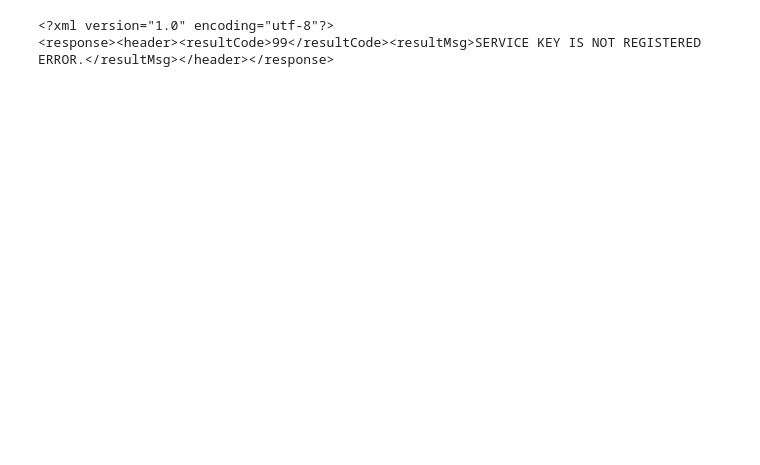
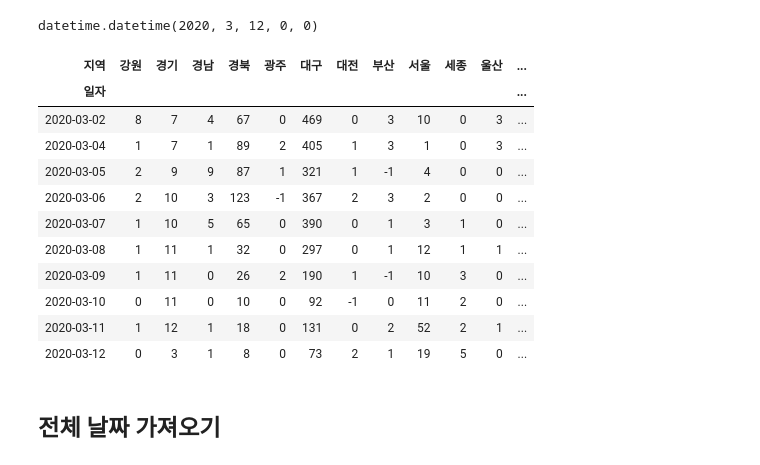
Before and after one commit to beegramin9/Python-DataScience-Hoseo-ProjectData, a Jupyter notebook: Ch5_코로나(openAPI)/1_오픈api.ipynb, the cells around one changed output. Cells and saved outputs as stored; diff of their text form; code cells hidden in the pictures; blank space fills up the shorter version.

```diff
--- a/Ch5_코로나(openAPI)/1_오픈api.ipynb
+++ b/Ch5_코로나(openAPI)/1_오픈api.ipynb
@@ -22,0 +65,7 @@ result.text
+# %%
+# 일일 확진자 발생 수
+posi_list_tmp = soup.select('incDec')
+posi_list = []
+for posi in posi_list_tmp:
+    posi_list.append(int(posi.text))
+posi_list
@@ -22,0 +176,6 @@ result.text
+# %%
+# 현재 날짜로부터 9일 뒤, 즉 10일 째 되는 날
+march_11rd = march_2nd + timedelta(days=9)
+march_11rd
+# %% [output]
+datetime.datetime(2020, 3, 12, 0, 0)
@@ -23,6 +185,51 @@ result.text
+# %%
+tmp_url_10 = f"{corona_url}?serviceKey={govapi_key}&pageNo=1&numOfRows=1&startCreateDt={txt_march_2nd}&endCreateDt={txt_march_11rd}"
 # %%
+result = requests.get(tmp_url_10)
 soup = BeautifulSoup(result.text, 'xml')
-soup
-# %% [output]
-<?xml version="1.0" encoding="utf-8"?>
-<response><header><resultCode>99</resultCode><resultMsg>SERVICE KEY IS NOT REGISTERED ERROR.</resultMsg></header></response>
+# %%
+# 날짜 리스트
+date_list_tmp = soup.select('createDt')
+date_list = []
+for date in date_list_tmp:
+    date_list.append(parse(date.text).date())
+    # date_list.append(int(date.text.split(' ')[0].replace('-','')))
+
+# 도시 리스트
+city_list_tmp = soup.select('gubun')
+city_list = []
+for city in city_list_tmp:
+    city_list.append(city.text)
+# 일일 확진자 발생 수
+posi_list_tmp = soup.select('incDec')
+posi_list = []
+for posi in posi_list_tmp:
+    posi_list.append(int(posi.text))
+# %%
+tmp_10 = pd.DataFrame({
+    '일자':date_list,
+    '지역':city_list,
+    '확진자':posi_list
+})
+tmp_10 = pd.pivot_table(data = tmp_10,
+                     index = '일자',
+                     columns = '지역',
+                     values = '확진자')
+del tmp_10['검역']
+tmp_10 = tmp_10.astype(int)
+tmp_10
+# %% [output]
+| 지역 | 강원 | 경기 | 경남 | 경북 | 광주 | 대구 | 대전 | 부산 | 서울 | 세종 | 울산 | ... |
+| 일자 |  |  |  |  |  |  |  |  |  |  |  | ... |
+| 2020-03-02 | 8 | 7 | 4 | 67 | 0 | 469 | 0 | 3 | 10 | 0 | 3 | ... |
+| 2020-03-04 | 1 | 7 | 1 | 89 | 2 | 405 | 1 | 3 | 1 | 0 | 3 | ... |
+| 2020-03-05 | 2 | 9 | 9 | 87 | 1 | 321 | 1 | -1 | 4 | 0 | 0 | ... |
+| 2020-03-06 | 2 | 10 | 3 | 123 | -1 | 367 | 2 | 3 | 2 | 0 | 0 | ... |
+| 2020-03-07 | 1 | 10 | 5 | 65 | 0 | 390 | 0 | 1 | 3 | 1 | 0 | ... |
+| 2020-03-08 | 1 | 11 | 1 | 32 | 0 | 297 | 0 | 1 | 12 | 1 | 1 | ... |
+| 2020-03-09 | 1 | 11 | 0 | 26 | 2 | 190 | 1 | -1 | 10 | 3 | 0 | ... |
+| 2020-03-10 | 0 | 11 | 0 | 10 | 0 | 92 | -1 | 0 | 11 | 2 | 0 | ... |
+| 2020-03-11 | 1 | 12 | 1 | 18 | 0 | 131 | 0 | 2 | 52 | 2 | 1 | ... |
+| 2020-03-12 | 0 | 3 | 1 | 8 | 0 | 73 | 2 | 1 | 19 | 5 | 0 | ... |
+# %% [markdown]
+## 전체 날짜 가져오기
```
Also changed, not shown: parts of 65 cells of this notebook, 5 other files.
